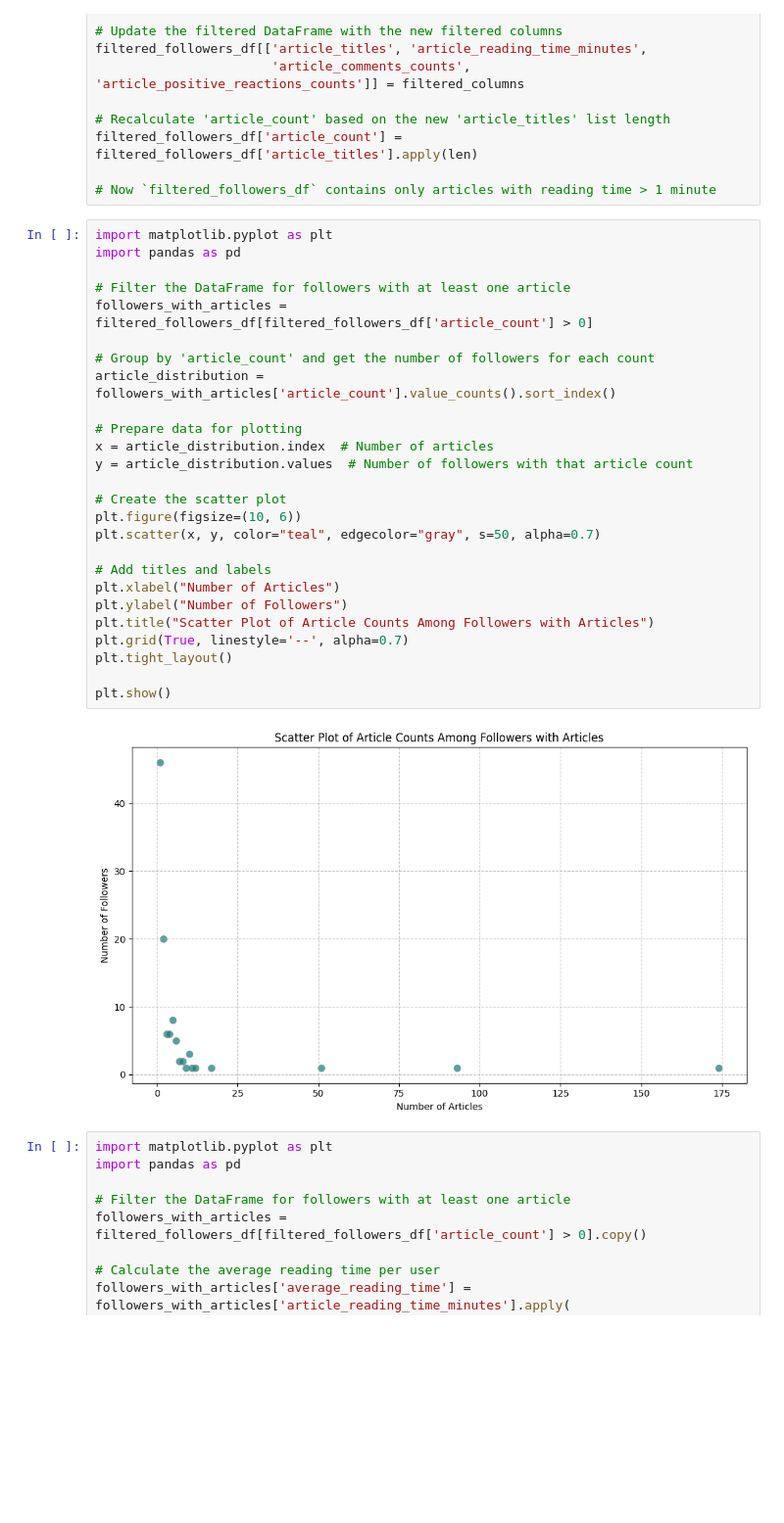
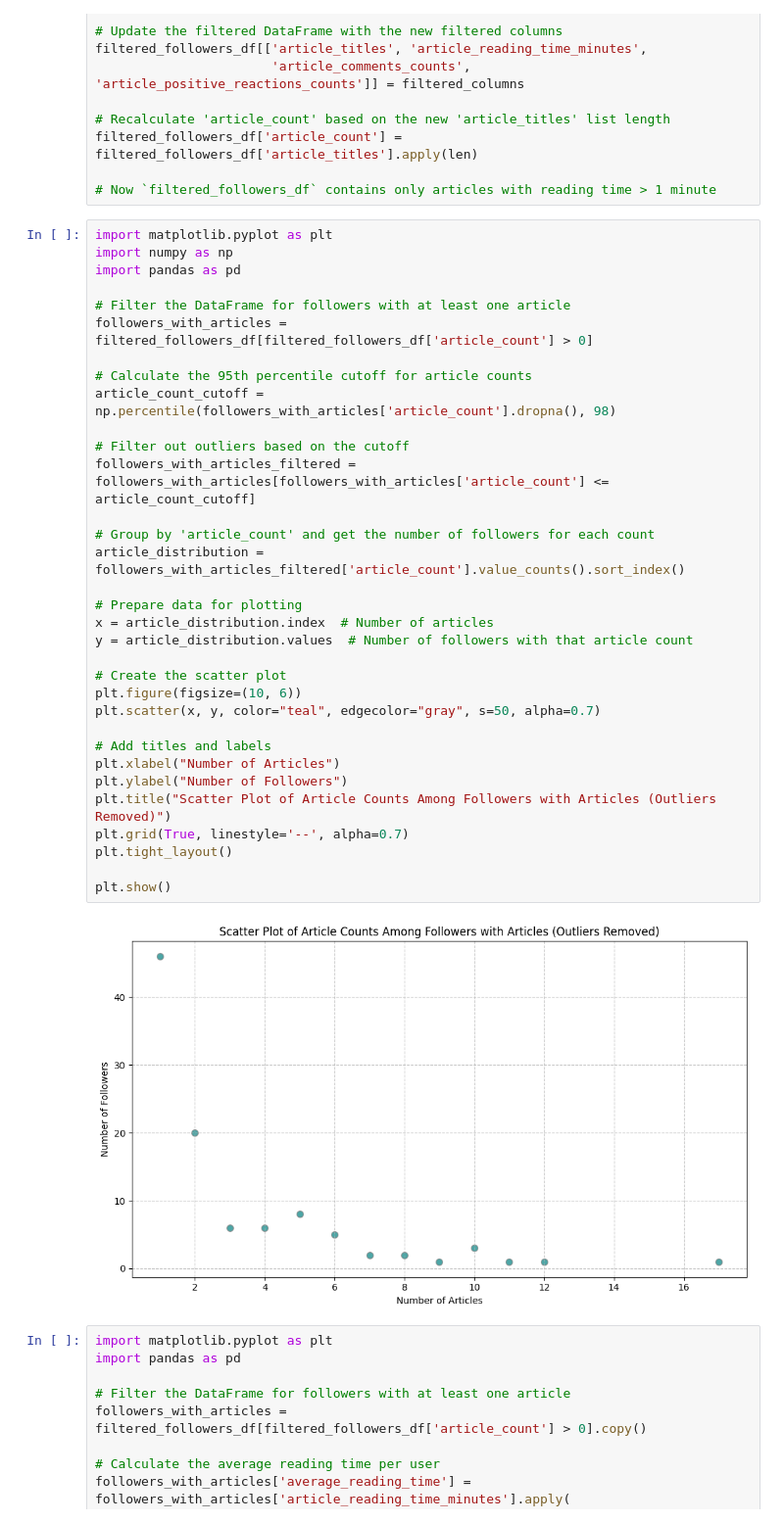
Before and after one commit to olgazju/blog_dev_to_audience_analyzer, a Jupyter notebook: analysis.ipynb, the cells around one changed output. Shown at 98% size. Cells and saved outputs as stored; diff of their text form; blank space fills up the shorter version.

```diff
--- a/analysis.ipynb
+++ b/analysis.ipynb
@@ -856,32 +836,39 @@ filtered_followers_df['article_count'] = filtered_followers_df['article_titles']
 # Now `filtered_followers_df` contains only articles with reading time > 1 minute
 # %%
 import matplotlib.pyplot as plt
+import numpy as np
 import pandas as pd
 
 # Filter the DataFrame for followers with at least one article
 followers_with_articles = filtered_followers_df[filtered_followers_df['article_count'] > 0]
 
+# Calculate the 95th percentile cutoff for article counts
+article_count_cutoff = np.percentile(followers_with_articles['article_count'].dropna(), 98)
+
+# Filter out outliers based on the cutoff
+followers_with_articles_filtered = followers_with_articles[followers_with_articles['article_count'] <= article_count_cutoff]
+
 # Group by 'article_count' and get the number of followers for each count
-article_distribution = followers_with_articles['article_count'].value_counts().sort_index()
+article_distribution = followers_with_articles_filtered['article_count'].value_counts().sort_index()
 
 # Prepare data for plotting
 x = article_distribution.index  # Number of articles
 y = article_distribution.values  # Number of followers with that article count
 
 # Create the scatter plot
 plt.figure(figsize=(10, 6))
 plt.scatter(x, y, color="teal", edgecolor="gray", s=50, alpha=0.7)
 
 # Add titles and labels
 plt.xlabel("Number of Articles")
 plt.ylabel("Number of Followers")
-plt.title("Scatter Plot of Article Counts Among Followers with Articles")
+plt.title("Scatter Plot of Article Counts Among Followers with Articles (Outliers Removed)")
 plt.grid(True, linestyle='--', alpha=0.7)
 plt.tight_layout()
 
 plt.show()
 # %% [output]
-[figure, old version]
+[figure, new version]
 # %%
 import matplotlib.pyplot as plt
 import pandas as pd
```
Also changed, not shown: parts of 10 cells of this notebook, 2 other files.
